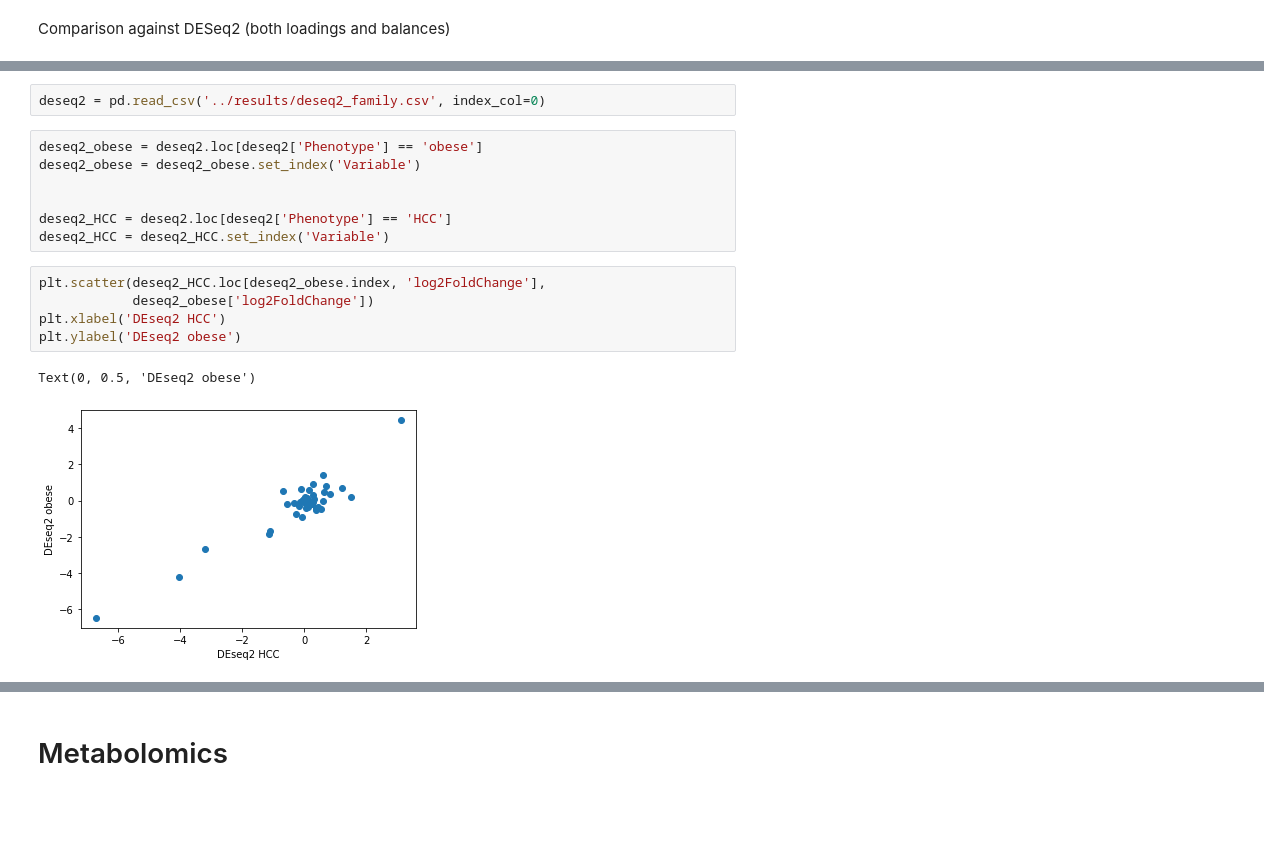
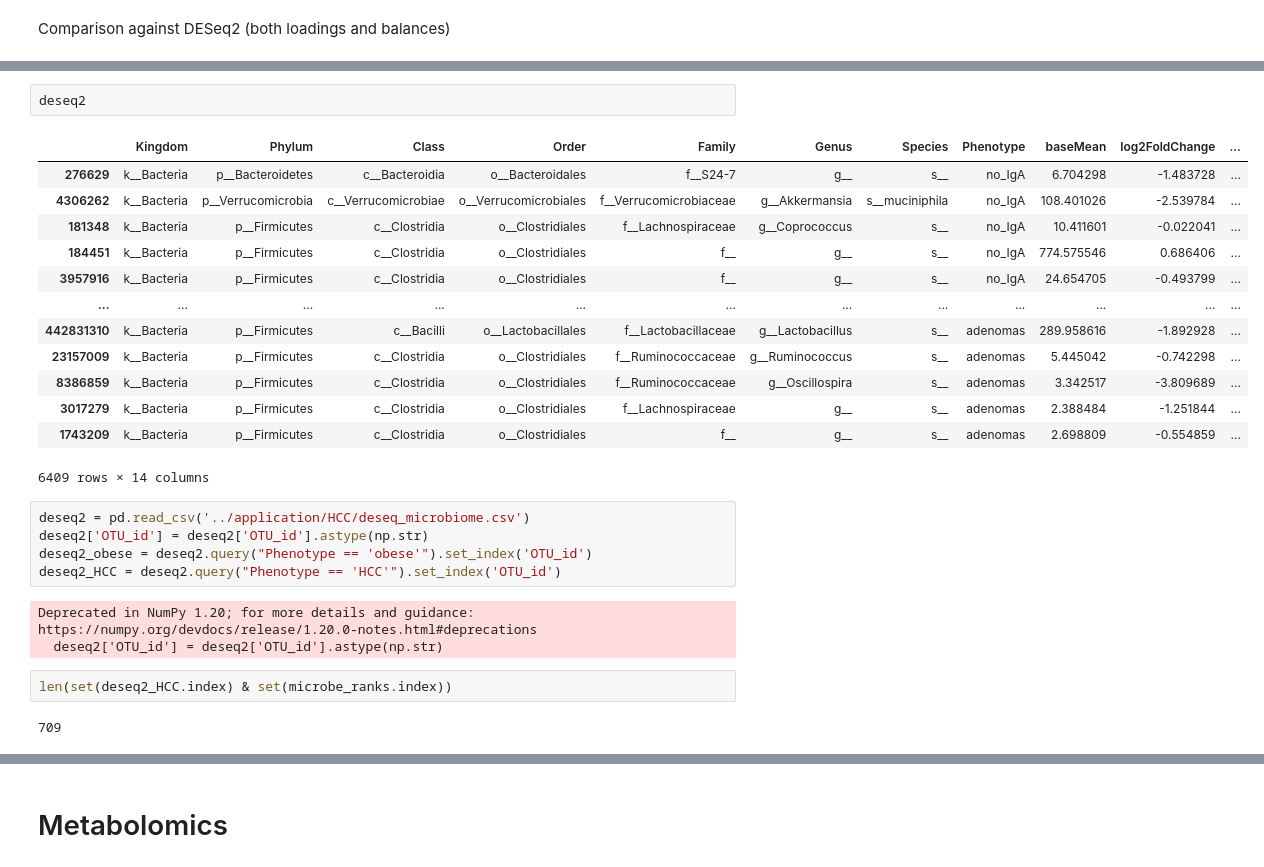
Before and after one commit to mortonjt/iv-analysis, a Jupyter notebook: ipynb/Figure3.ipynb, the cells around one changed output, grey strips where cells are left out. Cells and saved outputs as stored; diff of their text form; blank space fills up the shorter version.

```diff
--- a/ipynb/Figure3.ipynb
+++ b/ipynb/Figure3.ipynb
@@ -114,18 +82,29 @@ microb_metabolites_analysis.xlsx
 # %%
-deseq2 = pd.read_csv('../results/deseq2_family.csv', index_col=0)
+deseq2
+# %% [output]
+|  | Kingdom | Phylum | Class | Order | Family | Genus | Species | Phenotype | baseMean | log2FoldChange | ... |
+| 276629 | k__Bacteria | p__Bacteroidetes | c__Bacteroidia | o__Bacteroidales | f__S24-7 | g__ | s__ | no_IgA | 6.704298 | -1.483728 | ... |
+| 4306262 | k__Bacteria | p__Verrucomicrobia | c__Verrucomicrobiae | o__Verrucomicrobiales | f__Verrucomicrobiaceae | g__Akkermansia | s__muciniphila | no_IgA | 108.401026 | -2.539784 | ... |
+| 181348 | k__Bacteria | p__Firmicutes | c__Clostridia | o__Clostridiales | f__Lachnospiraceae | g__Coprococcus | s__ | no_IgA | 10.411601 | -0.022041 | ... |
+| 184451 | k__Bacteria | p__Firmicutes | c__Clostridia | o__Clostridiales | f__ | g__ | s__ | no_IgA | 774.575546 | 0.686406 | ... |
+| 3957916 | k__Bacteria | p__Firmicutes | c__Clostridia | o__Clostridiales | f__ | g__ | s__ | no_IgA | 24.654705 | -0.493799 | ... |
+| ... | ... | ... | ... | ... | ... | ... | ... | ... | ... | ... | ... |
+| 442831310 | k__Bacteria | p__Firmicutes | c__Bacilli | o__Lactobacillales | f__Lactobacillaceae | g__Lactobacillus | s__ | adenomas | 289.958616 | -1.892928 | ... |
+| 23157009 | k__Bacteria | p__Firmicutes | c__Clostridia | o__Clostridiales | f__Ruminococcaceae | g__Ruminococcus | s__ | adenomas | 5.445042 | -0.742298 | ... |
+| 8386859 | k__Bacteria | p__Firmicutes | c__Clostridia | o__Clostridiales | f__Ruminococcaceae | g__Oscillospira | s__ | adenomas | 3.342517 | -3.809689 | ... |
+| 3017279 | k__Bacteria | p__Firmicutes | c__Clostridia | o__Clostridiales | f__Lachnospiraceae | g__ | s__ | adenomas | 2.388484 | -1.251844 | ... |
+| 1743209 | k__Bacteria | p__Firmicutes | c__Clostridia | o__Clostridiales | f__ | g__ | s__ | adenomas | 2.698809 | -0.554859 | ... |
+6409 rows × 14 columns
 # %%
-deseq2_obese = deseq2.loc[deseq2['Phenotype'] == 'obese']
-deseq2_obese = deseq2_obese.set_index('Variable')
-
-
-deseq2_HCC = deseq2.loc[deseq2['Phenotype'] == 'HCC']
-deseq2_HCC = deseq2_HCC.set_index('Variable')
+deseq2 = pd.read_csv('../application/HCC/deseq_microbiome.csv')
+deseq2['OTU_id'] = deseq2['OTU_id'].astype(np.str)
+deseq2_obese = deseq2.query("Phenotype == 'obese'").set_index('OTU_id')
+deseq2_HCC = deseq2.query("Phenotype == 'HCC'").set_index('OTU_id')
+# %% [output]
+Deprecated in NumPy 1.20; for more details and guidance: https://numpy.org/devdocs/release/1.20.0-notes.html#deprecations
+  deseq2['OTU_id'] = deseq2['OTU_id'].astype(np.str)
-# %%
-plt.scatter(deseq2_HCC.loc[deseq2_obese.index, 'log2FoldChange'],
-            deseq2_obese['log2FoldChange'])
-plt.xlabel('DEseq2 HCC')
-plt.ylabel('DEseq2 obese')
-# %% [output]
-Text(0, 0.5, 'DEseq2 obese')
-[figure, removed]
+# %%
+len(set(deseq2_HCC.index) & set(microbe_ranks.index))
+# %% [output]
+709
 # %%
```
Also changed, not shown: parts of 26 cells of this notebook.
